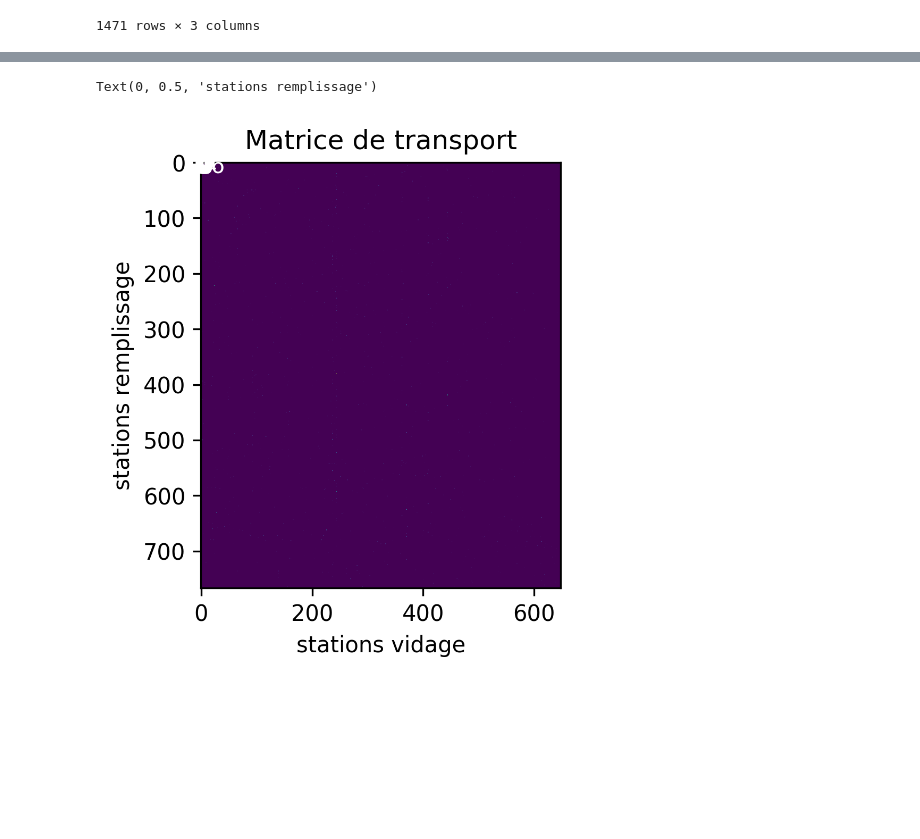
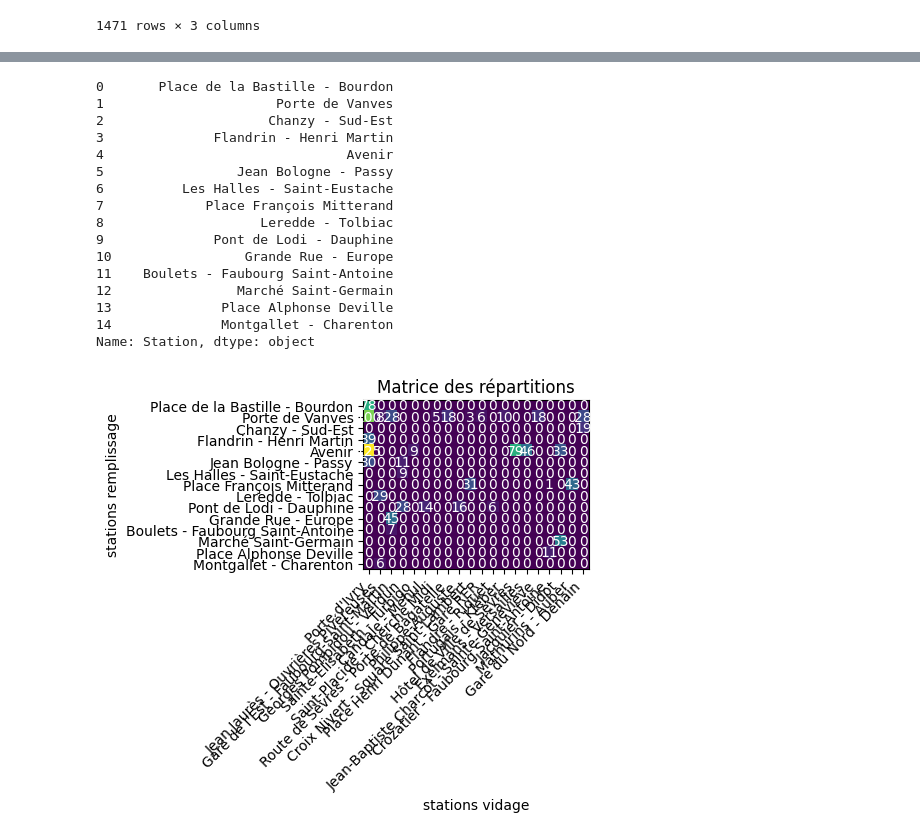
Before and after one commit to JinsNoe/Sujet-2-Etudes-de-cas, a Jupyter notebook: src/etude_de_cas_velos.ipynb, the cells around one changed output, grey strips where cells are left out. Cells and saved outputs as stored; diff of their text form; code cells hidden in the pictures; blank space fills up the shorter version.

Commit message:
Transport optimal réalisé

```diff
--- a/src/etude_de_cas_velos.ipynb
+++ b/src/etude_de_cas_velos.ipynb
@@ -136,5 +108,5 @@ KeyError: '[1424] not found in axis'
 # %%
-stations = data_cu_2.loc[:, ['from_stat', 'Latitude_start', 'longitude_start']].drop_duplicates().reset_index().drop(columns=['index'])
+stations = data_cu_2.loc[:, ['from_stat', 'Latitude_start', 'longitude_start']].drop_duplicates().reset_index(drop=True)
 stations = stations.rename(columns={'from_stat': 'nom', 'Latitude_start': 'latitude', 'longitude_start': 'longitude'})
 stations
 # %% [output]
@@ -185,24 +218,16 @@ Text(0.5, 1.0, 'stations de vélos')
 # %%
 C = ot.dist(pos_station_remplissage[['latitude','longitude']].values, pos_station_vidage[['latitude','longitude']].values)
 
-labels = [str(i) for i in range(len(stations_remplissage))]
-f = pl.figure(2, (14, 7))
+f1 = pl.figure(1, (7,7))
 pl.clf()
 pl.subplot(121)
 #pl.imshow(Imap, interpolation='bilinear')
 for i in range(len(stations_vidage)):
-    pl.text(pos_station_vidage.loc[i, 'latitude'], pos_station_vidage.loc[i, 'longitude'], labels[i], color='blue', fontsize=14, fontweight='bold', ha='center', va='center')
+    pl.text(pos_station_vidage.loc[i, 'latitude'], pos_station_vidage.loc[i, 'longitude'], stations_vidage.Station[i], color='blue', fontsize=14, fontweight='bold', ha='center', va='center')
 for i in range(len(stations_remplissage)):
-    pl.text(pos_station_remplissage.loc[i, 'latitude'], pos_station_remplissage.loc[i, 'longitude'], labels[i], color='blue', fontsize=14, fontweight='bold', ha='center', va='center')
+    pl.text(pos_station_remplissage.loc[i, 'latitude'], pos_station_remplissage.loc[i, 'longitude'], stations_remplissage.Station[i], color='blue', fontsize=14, fontweight='bold', ha='center', va='center')
 pl.title('stations en remplissage et en vidage')
-
-ax = pl.subplot(122)
-im = pl.imshow(C, cmap='coolwarm')
-pl.title('matrice de coût')
-#cbar = pl.colorbar(im, ax=ax, shrink=0.5, use_gridspec=True)
-#cbar.ax.set_ylabel("cost", rotation=-90, va="bottom")
-
-pl.xlabel('Stations vidage')
-pl.ylabel('Stations remplissage')
-#pl.tight_layout()
+pl.xlabel('Latitude')
+pl.ylabel('Longitude')
+pl.show()
 # %% [output]
@@ -216,11 +255,14 @@ time_emd = time.time() - start
 f = pl.figure(3, (14,7))
 pl.clf()
 pl.subplot(121)
+#pl.imshow(paris_map, interpolation='bilinear')
 for i in range(len(pos_station_remplissage)):
     for j in range(len(pos_station_vidage)):
-        pl.plot([pos_station_remplissage.loc[i,'latitude'], pos_station_vidage.loc[i,'latitude']], [pos_station_remplissage.loc[i,'longitude'], pos_station_vidage.loc[i,'longitude']], '-k', lw=3. * ot_emd[i, j] / ot_emd.max())
+        pl.plot([pos_station_remplissage.loc[i,'latitude'], pos_station_vidage.loc[j,'latitude']], [pos_station_remplissage.loc[i,'longitude'], pos_station_vidage.loc[j,'longitude']], '-k', lw=3. * ot_emd[i, j] / ot_emd.max())
 for i in range(len(pos_station_vidage)):
-    pl.text(pos_station_vidage[i, 'latitude'], pos_station_vidage[i, 'longitude'], labels[i], color='b', fontsize=14, fontweight='bold', ha='center', va='center')
-for i in range(len(pos_station_vidage)):
-    pl.text(pos_station_remplissage[i, 'latitude'], pos_station_remplissage[i, 'longitude'], color='red', fontsize=14, fontweight='bold', ha='center', va='center')
-pl.title('Stations en remplissage et en vidage')
+    pl.text(pos_station_vidage.loc[i, 'latitude'], pos_station_vidage.loc[i, 'longitude'], stations_vidage.Station[i], color='red', fontsize=7, fontweight='bold', ha='center', va='center')
+for i in range(len(pos_station_remplissage)):
+    pl.text(pos_station_remplissage.loc[i, 'latitude'], pos_station_remplissage.loc[i, 'longitude'], stations_remplissage.Station[i], color='blue', fontsize=7, fontweight='bold', ha='center', va='center')
+
+pl.title('Viusalisation des différents transports possibles')
+pl.savefig('trajets_transports')
@@ -227,16 +271,34 @@ pl.title('Stations en remplissage et en vidage')
+# %%
+stations_remplissage.Station
+# %% [output]
+0       Place de la Bastille - Bourdon
+1                      Porte de Vanves
+2                     Chanzy - Sud-Est
+3              Flandrin - Henri Martin
+4                               Avenir
+5                 Jean Bologne - Passy
+6          Les Halles - Saint-Eustache
+7             Place François Mitterand
+8                    Leredde - Tolbiac
+9              Pont de Lodi - Dauphine
+10                 Grande Rue - Europe
+11    Boulets - Faubourg Saint-Antoine
+12                Marché Saint-Germain
+13              Place Alphonse Deville
+14              Montgallet - Charenton
+Name: Station, dtype: object
 # %%
 ax = pl.subplot(122)
 im = pl.imshow(ot_emd)
 for i in range(len(stations_remplissage)):
     for j in range((len(stations_vidage))):
         text = ax.text(j, i, '{0:g}'.format(ot_emd[i, j]), ha="center", va="center", color="w")
-
-pl.title('Matrice de transport')
-#pl.rcParams['figure.dpi'] = 300
-#pl.rcParams['savefig.dpi'] = 300
+pl.xticks(ticks=np.arange(len(stations_vidage)), labels=stations_vidage['Station'], rotation=45, ha='right')
+pl.yticks(ticks=np.arange(len(stations_remplissage)), labels=stations_remplissage['Station'])
+pl.title('Matrice des répartitions')
 
 pl.xlabel('stations vidage')
 pl.ylabel('stations remplissage')
+pl.savefig('Matrice_repartitions')
 # %% [output]
-Text(0, 0.5, 'stations remplissage')
-[figure, old version]
+[figure, new version]
```
Also changed, not shown: parts of 19 cells of this notebook.
